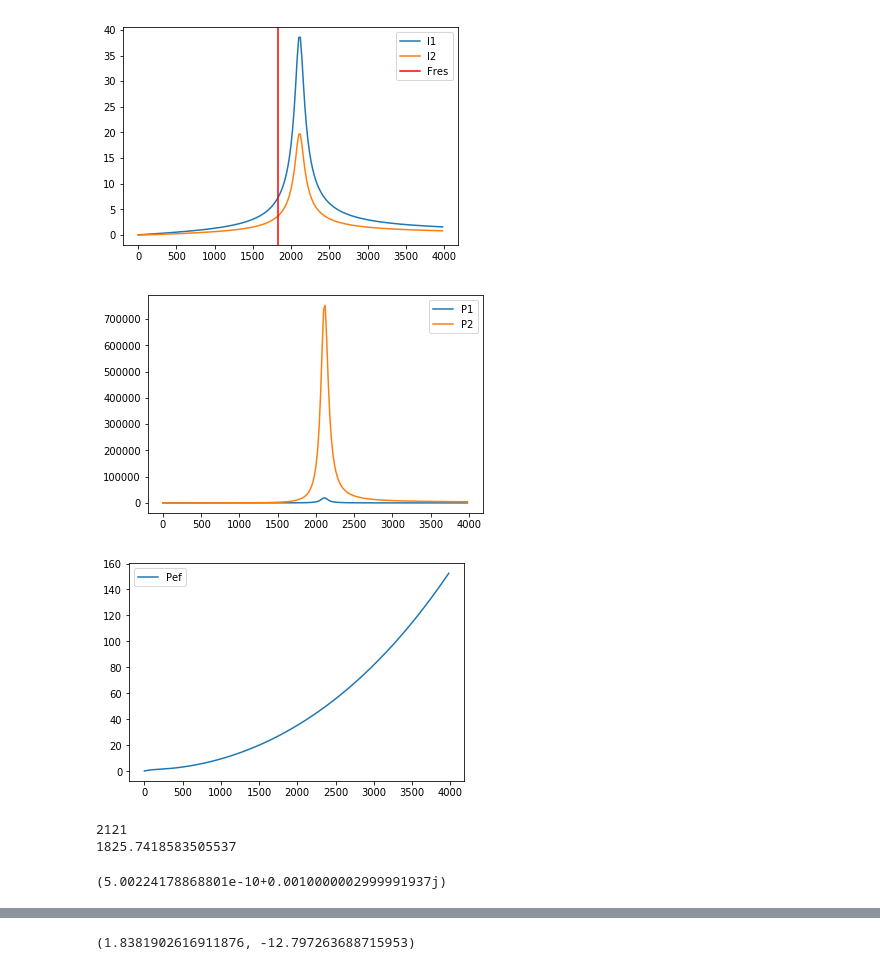
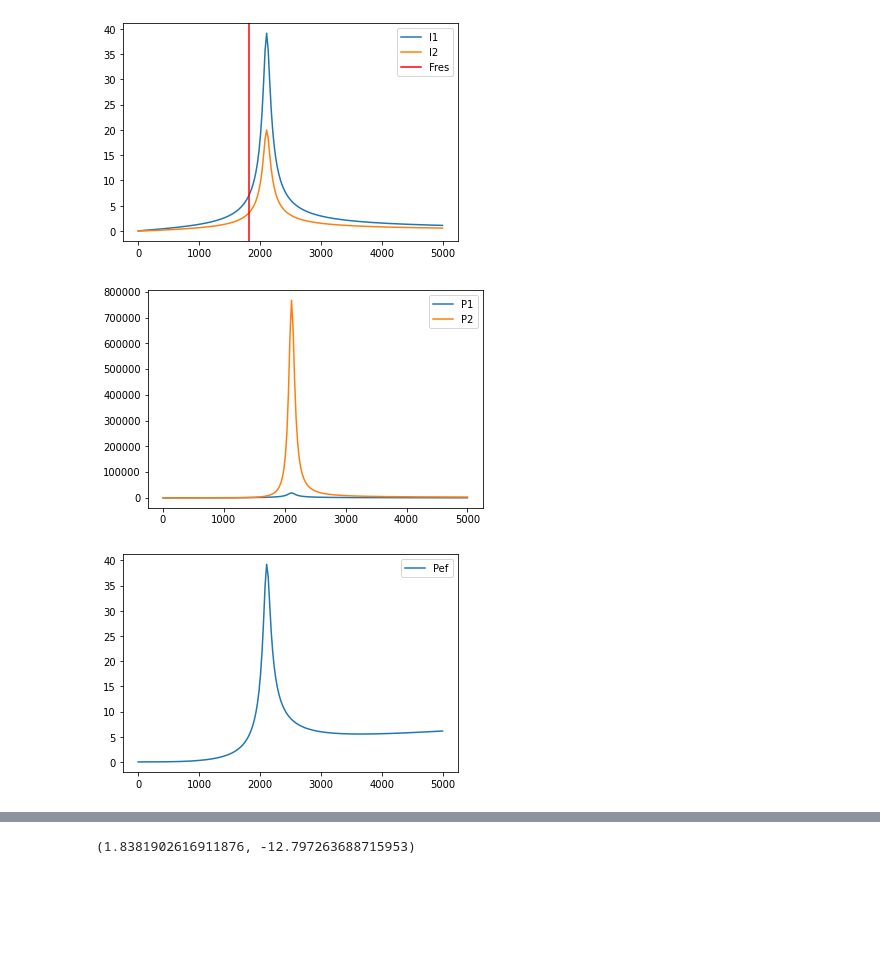
Before and after one commit to DualStream799/Wireless-Power-Transfer-Simulation, a Jupyter notebook: WPT-Simulation.ipynb, the cells around one changed output, grey strips where cells are left out. Cells and saved outputs as stored; diff of their text form; code cells hidden in the pictures; blank space fills up the shorter version.

```diff
--- a/WPT-Simulation.ipynb
+++ b/WPT-Simulation.ipynb
@@ -101,11 +96,12 @@ def efficiency():
 # %%
 # Natural ressonance frequency:
 
-V = 1e3 # V
 
+n = 200
 #
-lista_k = np.linspace(0,1,100)
-lista_w = []
+lista_k = np.linspace(0, 1, n)
+lista_w = np.linspace(1, 5000, n)
+
 lista_v2 = []
 lista_i1 = []
 lista_i2 = []
@@ -118,14 +114,18 @@ lista_Ef = []
 # l1=300e-3
 # l2=300e-3
 # f=60
-# k=0.5
+k=0.5
 
-for w in range(1, 4000, 20):
-    lista_w.append(w)
-    # Phasorial Representation of all components:
+#for k in lista_k:
+
+for w in lista_w:
+    #
+    V = 1e3 # V
+    #
     L = 300e-3
     C = 1e-6
     R = 0.5
+    # Phasorial Representation of all components:
     XR1 = Z_R(R)     # Ohm
     XR2 = Z_R(R)     # Ohm
     XL1 = Z_L(w, L)  # Ohm
@@ -143,48 +143,39 @@ for w in range(1, 4000, 20):
     Z2 = in_series(Zp2, Zp3)
 
 
-    k = 0.5
     m = k*sqrt(L*L)
     I1, I2 = transformer(V, w, m, Z1, Z2)
     lista_i1.append(abs(I1))
     lista_i2.append(abs(I2))
 
     Irc = I2*Z2/XRC
 
-    Pf = power(V, I1).real
-    Prc = power(XRC*Irc, Irc).real
+    Pf = abs(power(V, I1))
+    Prc = abs(power(XRC*Irc, Irc))
     lista_P1.append( Pf )
     lista_P2.append( Prc )
 
     lista_Ef.append(Prc/Pf)
 
 
-
-w = 1/sqrt(300e-3*1e-6)
+# Ressonance frequency:
+w = 1/sqrt(L*C)
 
 plt.plot(lista_w, lista_i1, label="I1")
 plt.plot(lista_w, lista_i2, label="I2")
 plt.axvline(w, color='r', linestyle='-', label='Fres')
 plt.legend()
 plt.show()
 
 plt.plot(lista_w, lista_P1, label="P1")
 plt.plot(lista_w, lista_P2, label="P2")
 plt.legend()
 plt.show()
 
 plt.plot(lista_w, lista_Ef, label="Pef")
 plt.legend()
 plt.show()
-print(lista_w[lista_i1.index(max(lista_i1))])
-print (w)
 # %% [output]
-[figure, old version]
+[figure, new version]
-[figure, old version]
+[figure, new version]
-[figure, old version]
+[figure, new version]
-2121
-1825.7418583505537
-# %%
-lista_i1
-# %% [output]
-(5.00224178868801e-10+0.0010000002999991937j)
```
Also changed, not shown: parts of 4 cells of this notebook.
